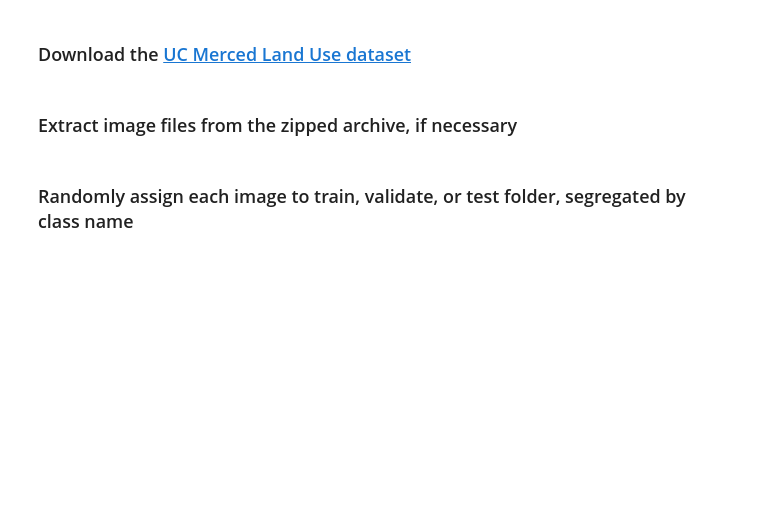
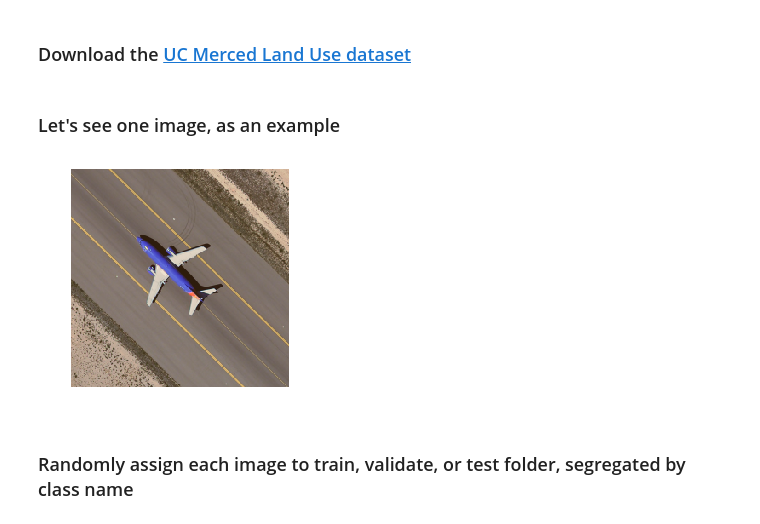
Before and after one commit to gregbehm/UC-Merced-Pretrained-CNN, a Jupyter notebook: Classifier.ipynb, the cells around one changed output. Drawn from its saved outputs; the diff is of its cells as text; code cells hidden in the pictures; blank space fills up the shorter version.

Commit message:
added example image

```diff
--- a/Classifier.ipynb
+++ b/Classifier.ipynb
@@ -29,8 +29,6 @@ Using TensorFlow backend.
 # Data Preparation
 # %% [markdown]
 ### Download the [UC Merced Land Use dataset](http://vision.ucmerced.edu/datasets/landuse.html)
-# %% [markdown]
-### Extract image files from the zipped archive, if necessary
 # %%
 with suppress(FileExistsError):
     os.mkdir('data')
@@ -41,6 +39,14 @@ source_dir = os.path.join('data', 'UCMerced_LandUse', 'Images')
 if not os.path.isdir(source_dir):
     with ZipFile('UCMerced_LandUse.zip') as z:
         z.extractall(path='data')
+# %% [markdown]
+### Let's see one image, as an example
+# %%
+plt.imshow(imread('data/UCMerced_LandUse/Images/airplane/airplane78.tif'))
+plt.axis('off')
+plt.show()
+# %% [output]
+[figure, added]
 # %%
 # Set random seed for reproducibility
 np.random.seed(8)
```
Also changed, not shown: parts of 1 cell of this notebook.
